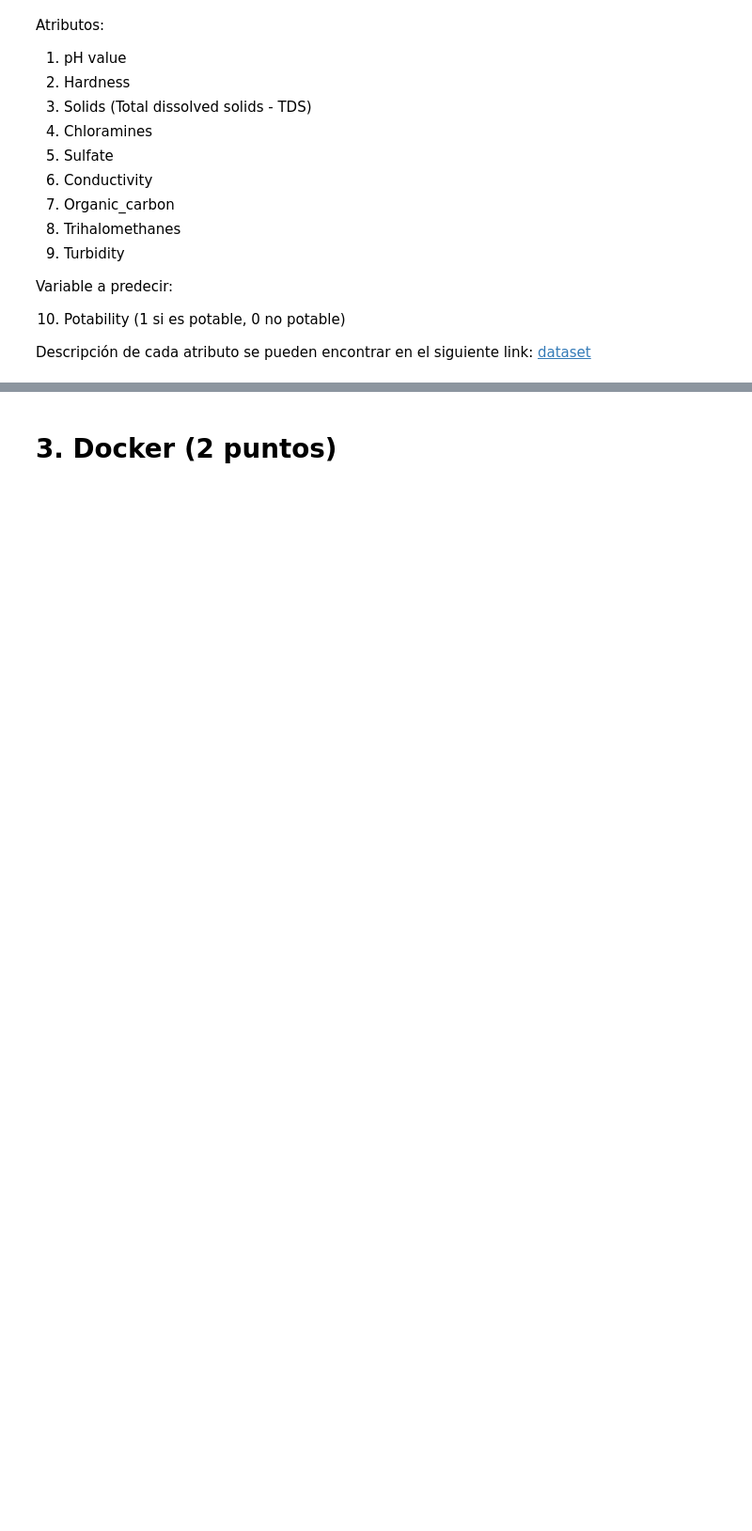
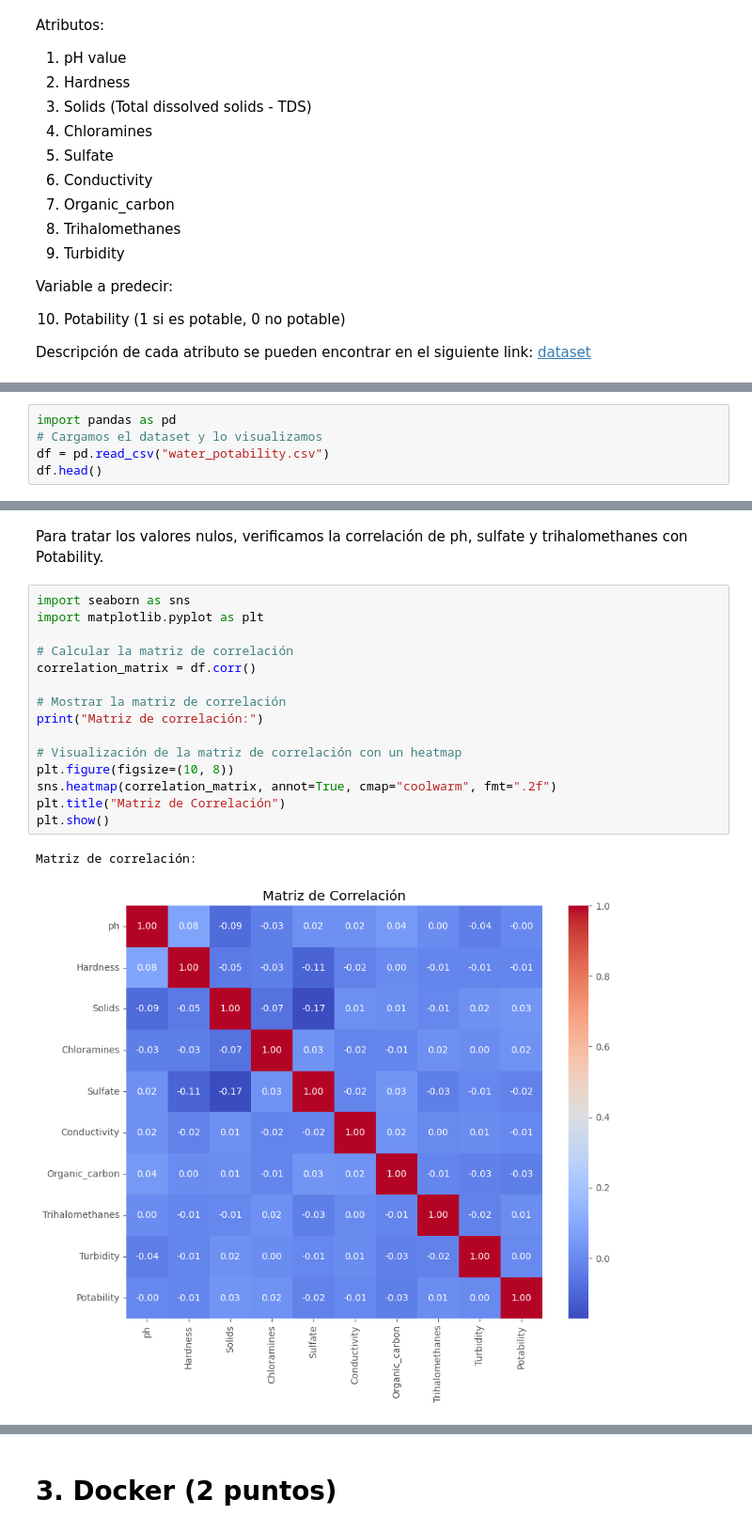
Before and after one commit to MartinTorricoP/Laboratorios_MDS7202, a Jupyter notebook: Lab_12/Lab_12.ipynb, the cells around one changed output, grey strips where cells are left out. Shown at 94% size. Saved outputs shown, nothing was run; the diff lists cells and outputs as text; blank space fills up the shorter version.

```diff
--- a/Lab_12/Lab_12.ipynb
+++ b/Lab_12/Lab_12.ipynb
@@ -161,0 +177,5 @@ def optimize_model():
+# %%
+import pandas as pd
+# Cargamos el dataset y lo visualizamos
+df = pd.read_csv("water_potability.csv")
+df.head()
@@ -161,0 +204,20 @@ def optimize_model():
+# %% [markdown]
+Para tratar los valores nulos, verificamos la correlación de ph, sulfate y trihalomethanes con Potability.
+# %%
+import seaborn as sns
+import matplotlib.pyplot as plt
+
+# Calcular la matriz de correlación
+correlation_matrix = df.corr()
+
+# Mostrar la matriz de correlación
+print("Matriz de correlación:")
+
+# Visualización de la matriz de correlación con un heatmap
+plt.figure(figsize=(10, 8))
+sns.heatmap(correlation_matrix, annot=True, cmap="coolwarm", fmt=".2f")
+plt.title("Matriz de Correlación")
+plt.show()
+# %% [output]
+Matriz de correlación:
+[figure, added]
```
Also changed, not shown: parts of 10 cells of this notebook.
